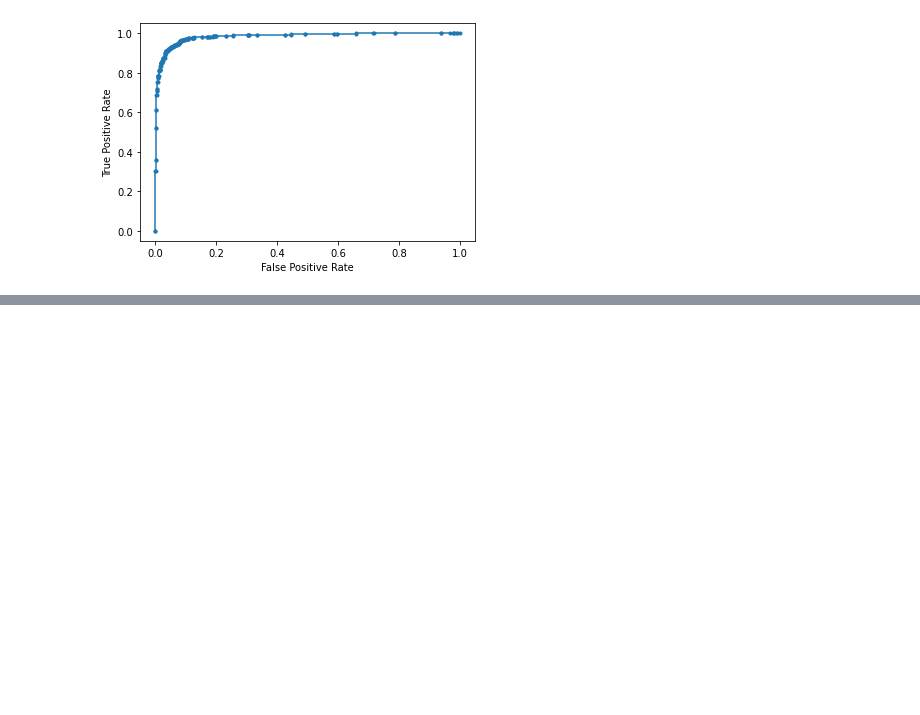
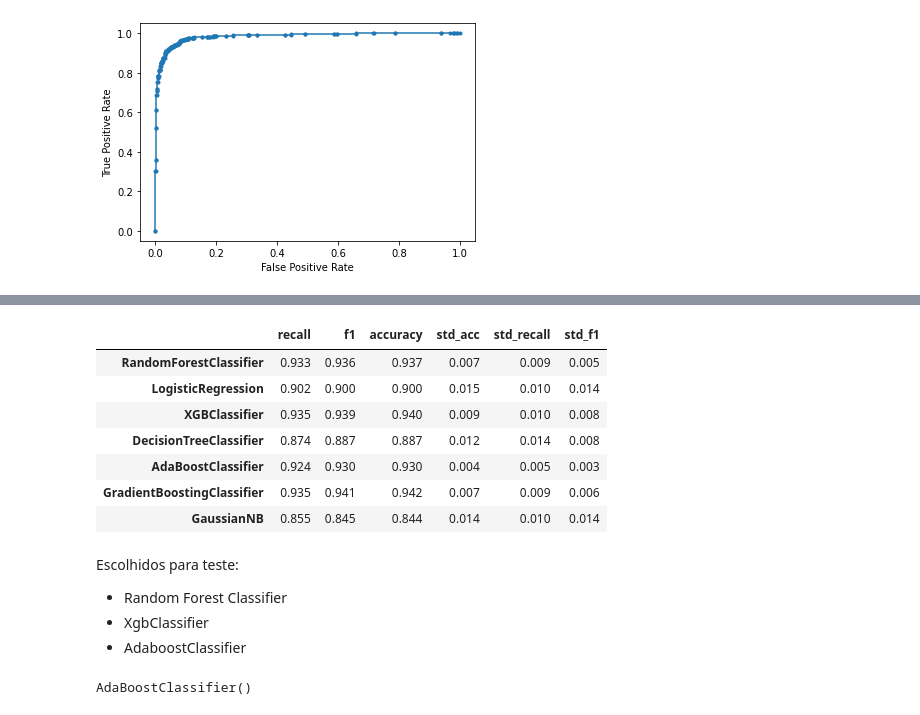
Before and after one commit to atlantico-academy/fake-news-rating, a Jupyter notebook: notebooks/03-comparative_analysis.ipynb, the cells around one changed output, grey strips where cells are left out. Saved outputs shown, nothing was run; the diff lists cells and outputs as text; code cells hidden in the pictures; blank space fills up the shorter version.

```diff
--- a/notebooks/03-comparative_analysis.ipynb
+++ b/notebooks/03-comparative_analysis.ipynb
@@ -340,0 +366,4 @@ ROC AUC=0.984
+# %%
+le = LabelEncoder()
+y_train = le.fit_transform(y_train)
+y_test = le.fit_transform(y_test)
@@ -340,0 +372,4 @@ ROC AUC=0.984
+# %%
+dummy_clf = DummyClassifier()
+dummy_clf.fit(x_train,y_train)
+cross_score(x_test,y_test,dummy_clf,"DummyClassifier",scorer)
@@ -340,0 +398,15 @@ ROC AUC=0.984
+# %%
+random_florest = RandomForestClassifier()
+reg_logistic = LogisticRegression()
+xgb = XGBClassifier()
+tree = DecisionTreeClassifier()
+ada = AdaBoostClassifier()
+gbm = GradientBoostingClassifier()
+gnb = GaussianNB()
+
+models = [random_florest,reg_logistic,xgb,tree,ada,gbm,gnb]
+# %%
+result=[]
+for model in models:
+    aux = cross_score(x_train,y_train,model,model.__class__.__name__,scorer)
+    result.append(aux)
@@ -340,0 +431,23 @@ ROC AUC=0.984
+# %%
+resultado = pd.concat(result)
+resultado
+# %% [output]
+|  | recall | f1 | accuracy | std_acc | std_recall | std_f1 |
+| RandomForestClassifier | 0.933 | 0.936 | 0.937 | 0.007 | 0.009 | 0.005 |
+| LogisticRegression | 0.902 | 0.900 | 0.900 | 0.015 | 0.010 | 0.014 |
+| XGBClassifier | 0.935 | 0.939 | 0.940 | 0.009 | 0.010 | 0.008 |
+| DecisionTreeClassifier | 0.874 | 0.887 | 0.887 | 0.012 | 0.014 | 0.008 |
+| AdaBoostClassifier | 0.924 | 0.930 | 0.930 | 0.004 | 0.005 | 0.003 |
+| GradientBoostingClassifier | 0.935 | 0.941 | 0.942 | 0.007 | 0.009 | 0.006 |
+| GaussianNB | 0.855 | 0.845 | 0.844 | 0.014 | 0.010 | 0.014 |
+# %% [markdown]
+Escolhidos para teste:
+* Random Forest Classifier
+* XgbClassifier
+* AdaboostClassifier
+# %%
+random_florest.fit(x_train,y_train)
+xgb.fit(x_train,y_train)
+ada.fit(x_train,y_train)
+# %% [output]
+AdaBoostClassifier()
```
Also changed, not shown: parts of 43 cells of this notebook.
